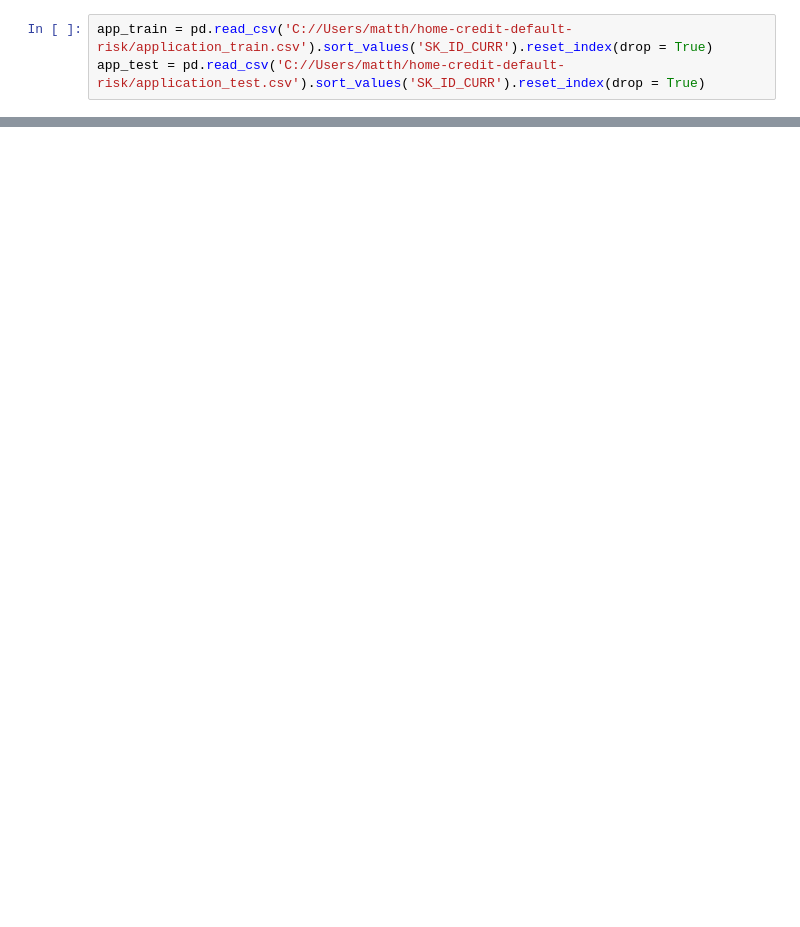
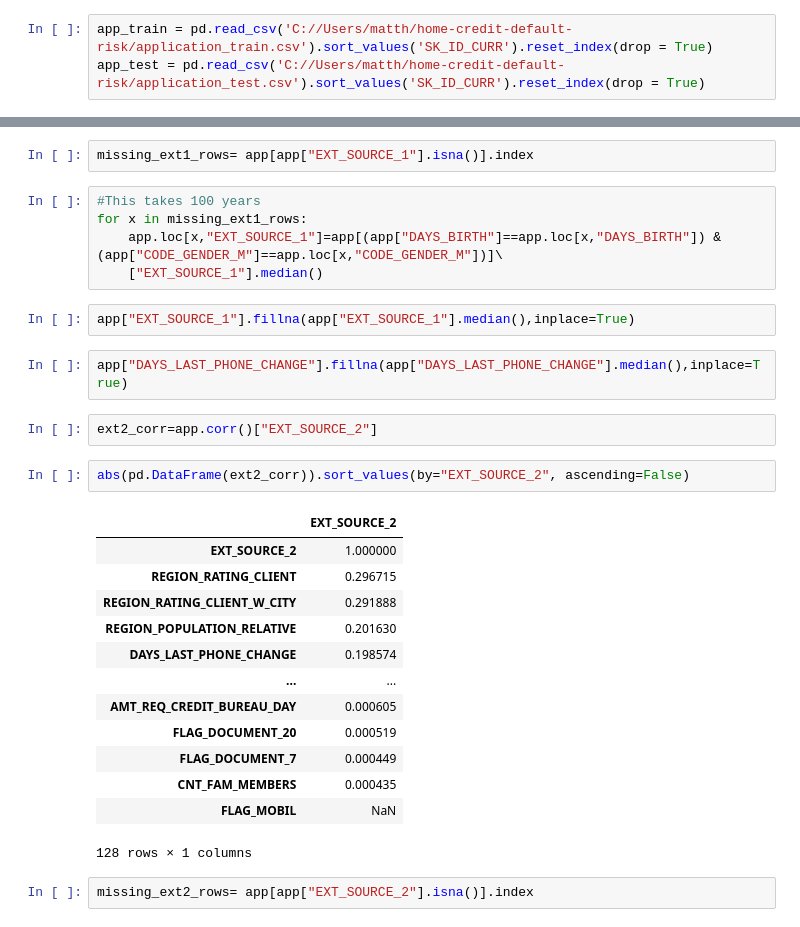
Before and after one commit to Houster/Class-creditdefault, a Jupyter notebook: Working file.ipynb, the cells around one changed output, grey strips where cells are left out. Saved outputs shown, nothing was run; the diff lists cells and outputs as text; blank space fills up the shorter version.

```diff
--- a/Working file.ipynb
+++ b/Working file.ipynb
@@ -84,0 +101,31 @@ dtype: int64
+# %%
+missing_ext1_rows= app[app["EXT_SOURCE_1"].isna()].index
+# %%
+#This takes 100 years
+for x in missing_ext1_rows:
+    app.loc[x,"EXT_SOURCE_1"]=app[(app["DAYS_BIRTH"]==app.loc[x,"DAYS_BIRTH"]) & (app["CODE_GENDER_M"]==app.loc[x,"CODE_GENDER_M"])]\
+    ["EXT_SOURCE_1"].median()
+# %%
+app["EXT_SOURCE_1"].fillna(app["EXT_SOURCE_1"].median(),inplace=True)
+# %%
+app["DAYS_LAST_PHONE_CHANGE"].fillna(app["DAYS_LAST_PHONE_CHANGE"].median(),inplace=True)
+# %%
+ext2_corr=app.corr()["EXT_SOURCE_2"]
+# %%
+abs(pd.DataFrame(ext2_corr)).sort_values(by="EXT_SOURCE_2", ascending=False)
+# %% [output]
+|  | EXT_SOURCE_2 |
+| EXT_SOURCE_2 | 1.000000 |
+| REGION_RATING_CLIENT | 0.296715 |
+| REGION_RATING_CLIENT_W_CITY | 0.291888 |
+| REGION_POPULATION_RELATIVE | 0.201630 |
+| DAYS_LAST_PHONE_CHANGE | 0.198574 |
+| ... | ... |
+| AMT_REQ_CREDIT_BUREAU_DAY | 0.000605 |
+| FLAG_DOCUMENT_20 | 0.000519 |
+| FLAG_DOCUMENT_7 | 0.000449 |
+| CNT_FAM_MEMBERS | 0.000435 |
+| FLAG_MOBIL | NaN |
+128 rows × 1 columns
+# %%
+missing_ext2_rows= app[app["EXT_SOURCE_2"].isna()].index
```
Also changed, not shown: parts of 34 cells of this notebook.
